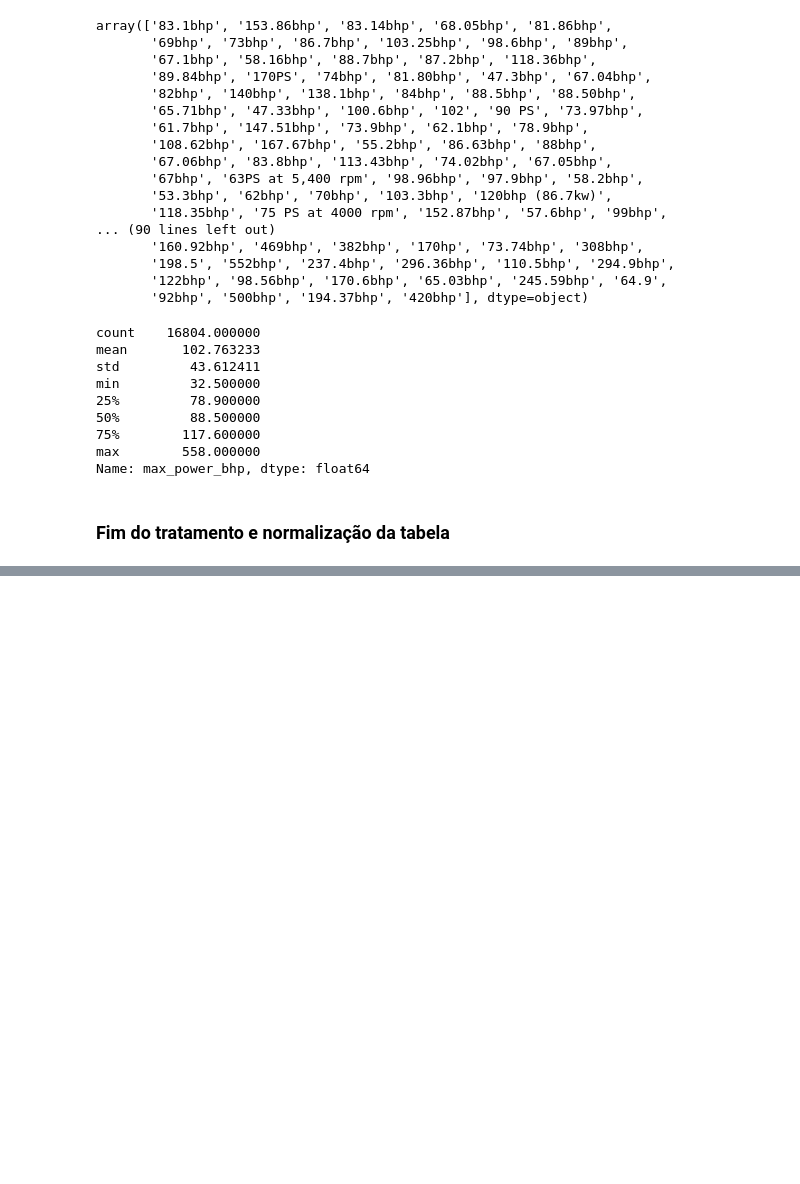
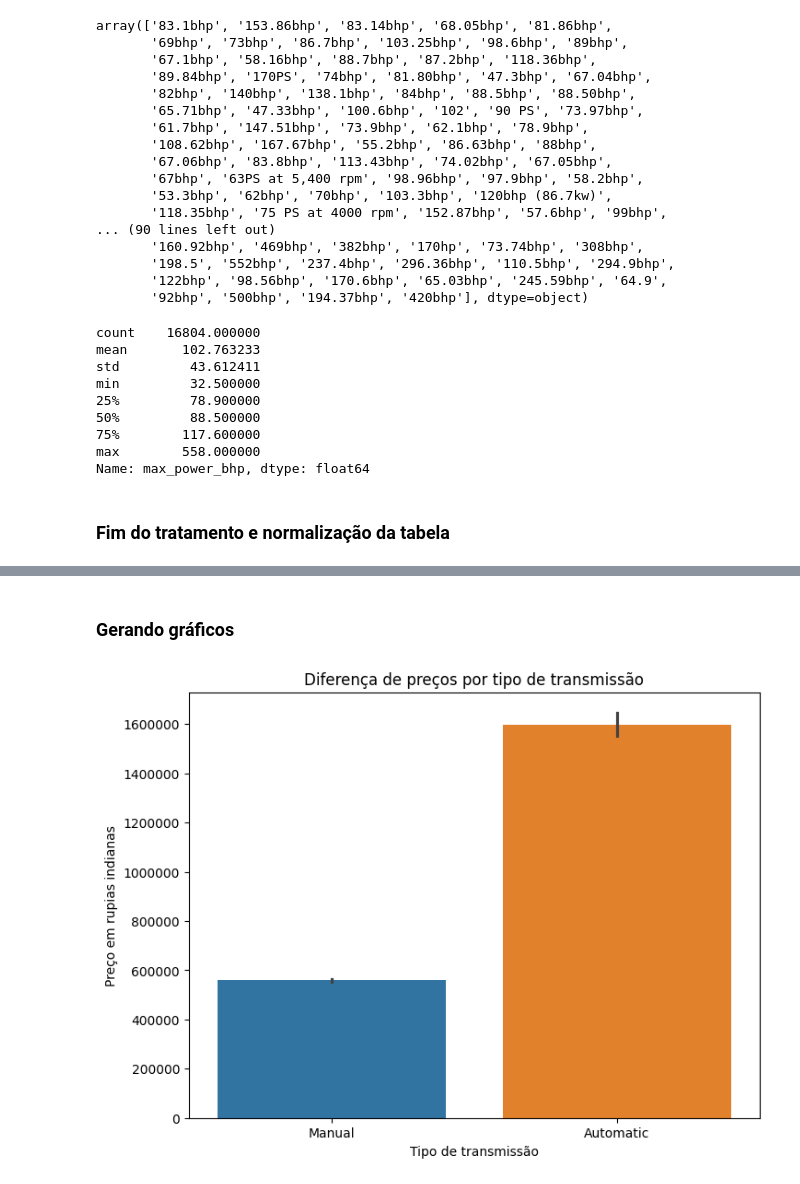
Before and after one commit to yagoschnorr/car-price-prediction, a Jupyter notebook: analise.ipynb, the cells around one changed output, grey strips where cells are left out. Saved outputs shown, nothing was run; the diff lists cells and outputs as text; code cells hidden in the pictures; blank space fills up the shorter version.

```diff
--- a/analise.ipynb
+++ b/analise.ipynb
@@ -288,7 +288,7 @@ def converter_preco(x):
     elif '₹' in x and 'Crore' in x:
         return float(x.replace('₹', '').replace('Crore', '').replace(',', '.').strip()) * 10000000
     else:
-        return float(x.replace('₹', '').replace(',', '.').strip())
+        return float(x.replace('₹', '').replace(',', '').strip())
 
 df['resale_price'] = df['resale_price'].apply(converter_preco)
 df.rename(columns={'resale_price': 'resale_price_inr'}, inplace=True) # inr para dizer que está em rupias indianas
@@ -368,3 +368,15 @@ df.head()
 | 2 | 2015 Maruti Swift Dzire VXI | 450000.0 | 2015 | 1197.0 | Third Party insurance | Manual | ... |
 | 3 | 2015 Maruti Swift Dzire VXI | 450000.0 | 2015 | 1197.0 | Third Party insurance | Manual | ... |
 | 4 | 2009 Hyundai i10 Magna 1.1 | 160000.0 | 2009 | 1086.0 | Third Party insurance | Manual | ... |
+# %% [markdown]
+### Gerando gráficos
+# %%
+fig, ax = plt.subplots(figsize=(8,6))
+sns.barplot(data=df, x='transmission_type', y='resale_price_inr', hue='transmission_type')
+plt.title('Diferença de preços por tipo de transmissão')
+plt.ylabel('Preço em rupias indianas')
+plt.xlabel('Tipo de transmissão')
+ax.ticklabel_format(style='plain', axis='y')
+plt.show()
+# %% [output]
+[figure, added]
```
Also changed, not shown: parts of 11 cells of this notebook.
